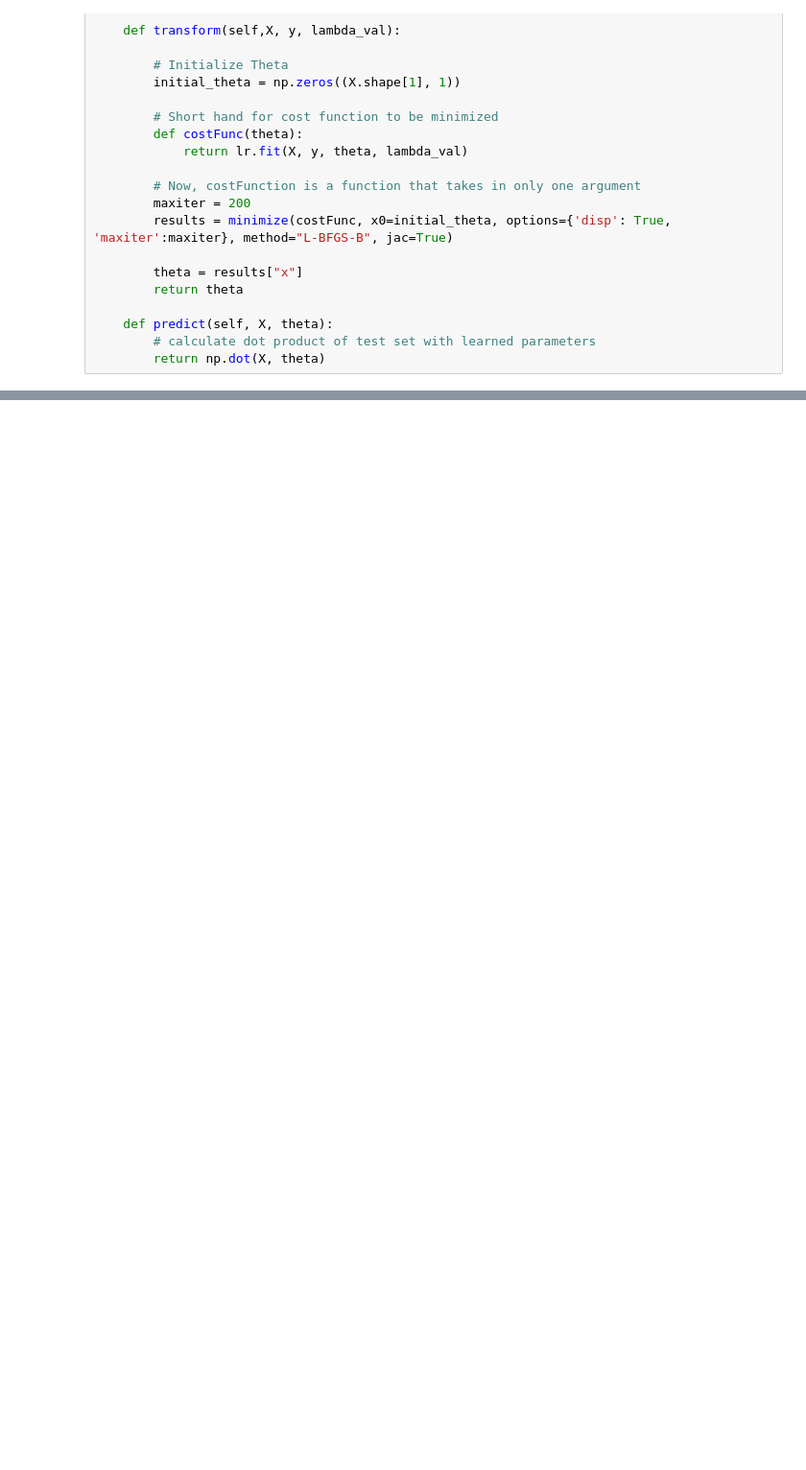
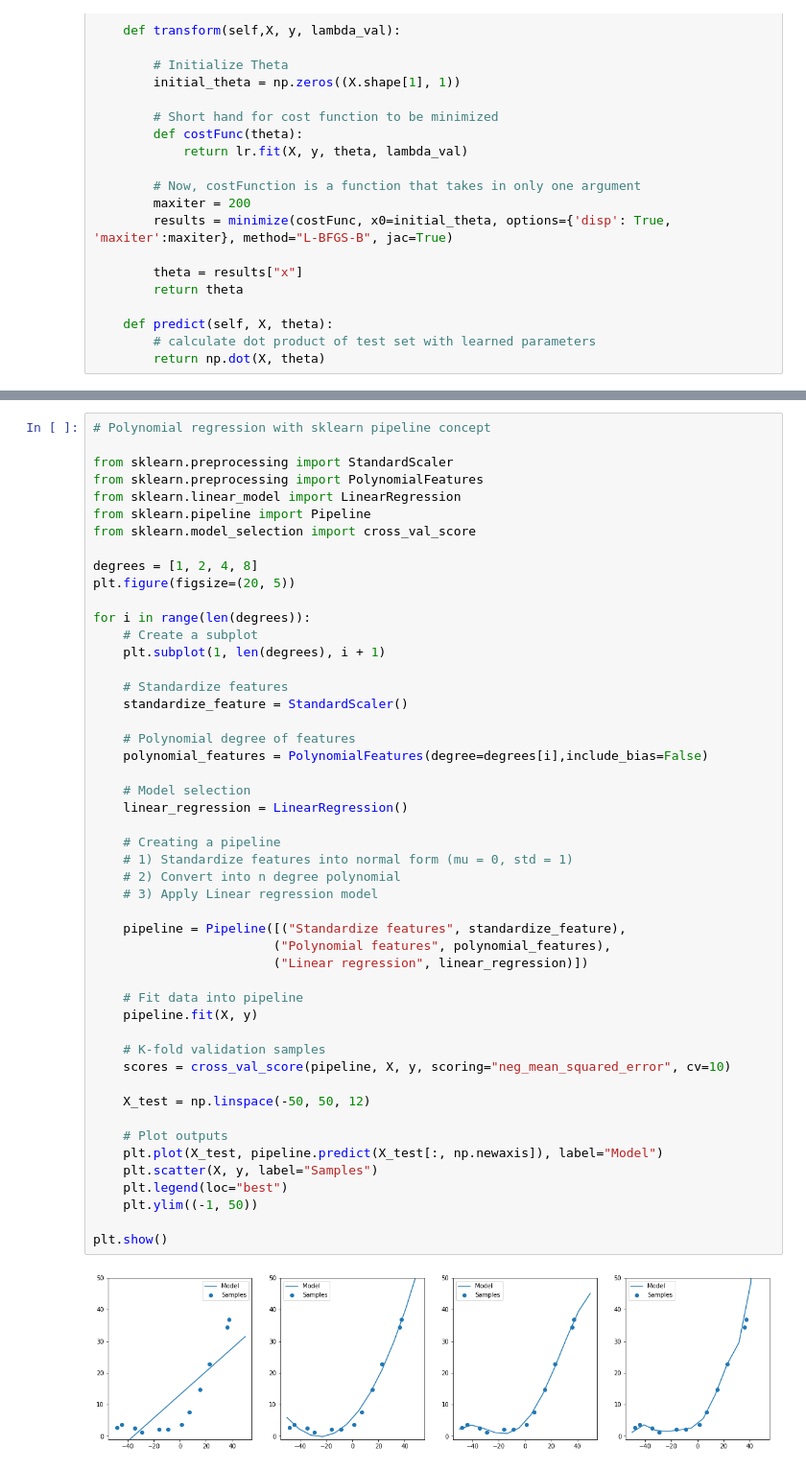
Before and after one commit to SatioO/PythonML, a Jupyter notebook: Regression Problems/Polynormial_Regression.ipynb, the cells around one changed output, grey strips where cells are left out. Shown: that part at 96% size. Saved outputs shown, nothing was run; the diff lists cells and outputs as text; blank space fills up the shorter version.

```diff
--- a/Regression Problems/Polynormial_Regression.ipynb
+++ b/Regression Problems/Polynormial_Regression.ipynb
@@ -113,0 +127,51 @@ for f in range(y_pred.shape[0]):
+# %%
+# Polynomial regression with sklearn pipeline concept
+
+from sklearn.preprocessing import StandardScaler
+from sklearn.preprocessing import PolynomialFeatures
+from sklearn.linear_model import LinearRegression
+from sklearn.pipeline import Pipeline
+from sklearn.model_selection import cross_val_score
+
+degrees = [1, 2, 4, 8]
+plt.figure(figsize=(20, 5))
+
+for i in range(len(degrees)):
+    # Create a subplot
+    plt.subplot(1, len(degrees), i + 1)
+
+    # Standardize features
+    standardize_feature = StandardScaler()
+
+    # Polynomial degree of features
+    polynomial_features = PolynomialFeatures(degree=degrees[i],include_bias=False)
+
+    # Model selection
+    linear_regression = LinearRegression()
+
+    # Creating a pipeline
+    # 1) Standardize features into normal form (mu = 0, std = 1)
+    # 2) Convert into n degree polynomial
+    # 3) Apply Linear regression model
+
+    pipeline = Pipeline([("Standardize features", standardize_feature),
+                        ("Polynomial features", polynomial_features),
+                        ("Linear regression", linear_regression)])
+
+    # Fit data into pipeline
+    pipeline.fit(X, y)
+
+    # K-fold validation samples
+    scores = cross_val_score(pipeline, X, y, scoring="neg_mean_squared_error", cv=10)
+
+    X_test = np.linspace(-50, 50, 12)
+
+    # Plot outputs
+    plt.plot(X_test, pipeline.predict(X_test[:, np.newaxis]), label="Model")
+    plt.scatter(X, y, label="Samples")
+    plt.legend(loc="best")
+    plt.ylim((-1, 50))
+
+plt.show()
+# %% [output]
+[figure, added]
```
Also changed, not shown: parts of 4 cells of this notebook, 3 other files.
